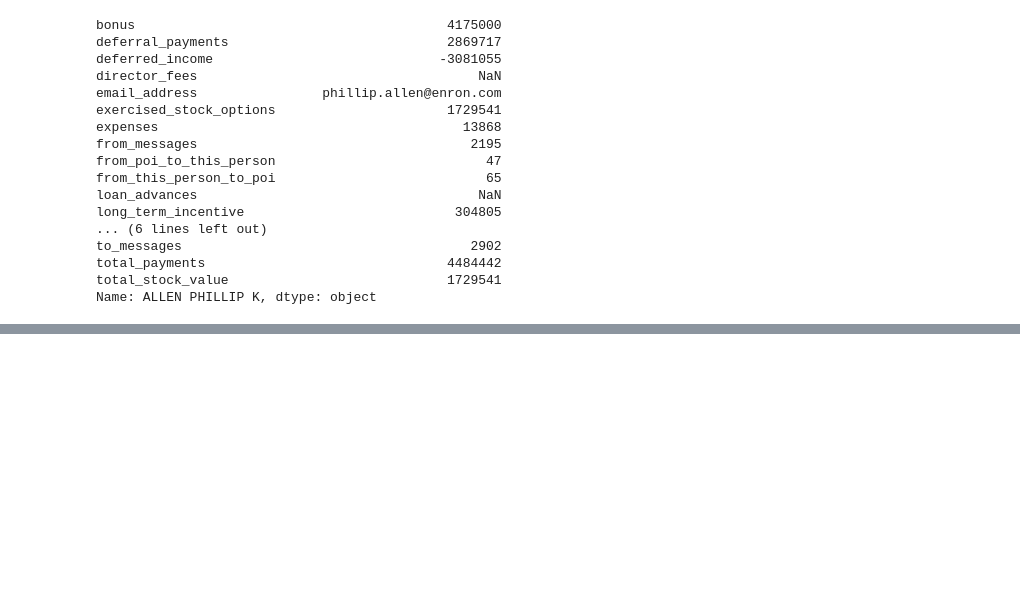
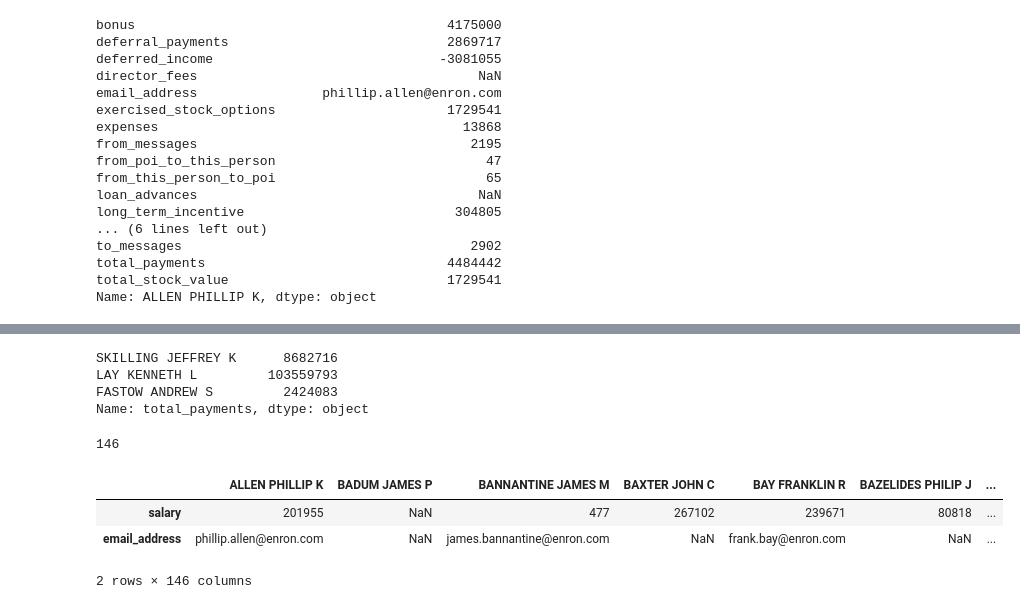
Before and after one commit to miaopei/MachineLearning, a Jupyter notebook: testing/P1_testing/ud120-projects/datasets_questions/explore_enron_data.ipynb, the cells around one changed output, grey strips where cells are left out. Cells and saved outputs as stored; diff of their text form; code cells hidden in the pictures; blank space fills up the shorter version.

```diff
--- a/testing/P1_testing/ud120-projects/datasets_questions/explore_enron_data.ipynb
+++ b/testing/P1_testing/ud120-projects/datasets_questions/explore_enron_data.ipynb
@@ -98,0 +163,19 @@ ValueError: could not convert string to float: http://usatoday30.usatoday.com/mo
+# %%
+pd_enron_data2.loc['total_payments', ['SKILLING JEFFREY K', 'LAY KENNETH L', 'FASTOW ANDREW S']]
+# %% [output]
+SKILLING JEFFREY K      8682716
+LAY KENNETH L         103559793
+FASTOW ANDREW S         2424083
+Name: total_payments, dtype: object
+# %%
+pd_enron_data1.dropna(axis=0, how='any')
+pd_enron_data1['salary'].dropna(axis=0, how='any').count()
+# %% [output]
+146
+# %%
+pd_enron_data2.loc[['salary', 'email_address'], :].dropna(axis=0, how='any')
+# %% [output]
+|  | ALLEN PHILLIP K | BADUM JAMES P | BANNANTINE JAMES M | BAXTER JOHN C | BAY FRANKLIN R | BAZELIDES PHILIP J | ... |
+| salary | 201955 | NaN | 477 | 267102 | 239671 | 80818 | ... |
+| email_address | phillip.allen@enron.com | NaN | james.bannantine@enron.com | NaN | frank.bay@enron.com | NaN | ... |
+2 rows × 146 columns
```
Also changed, not shown: parts of 7 cells of this notebook.
